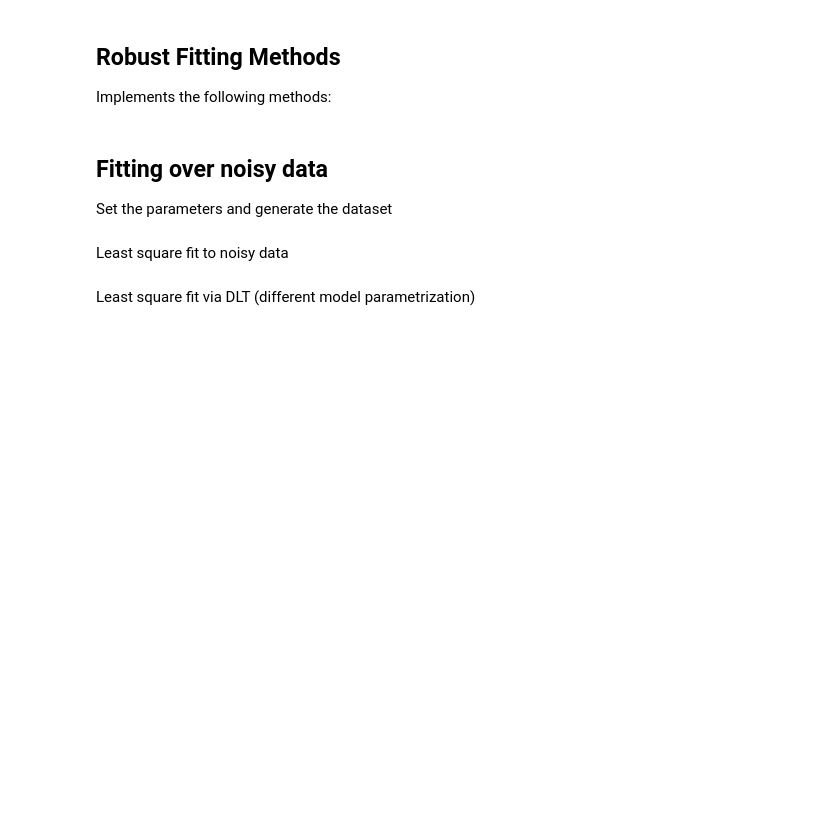
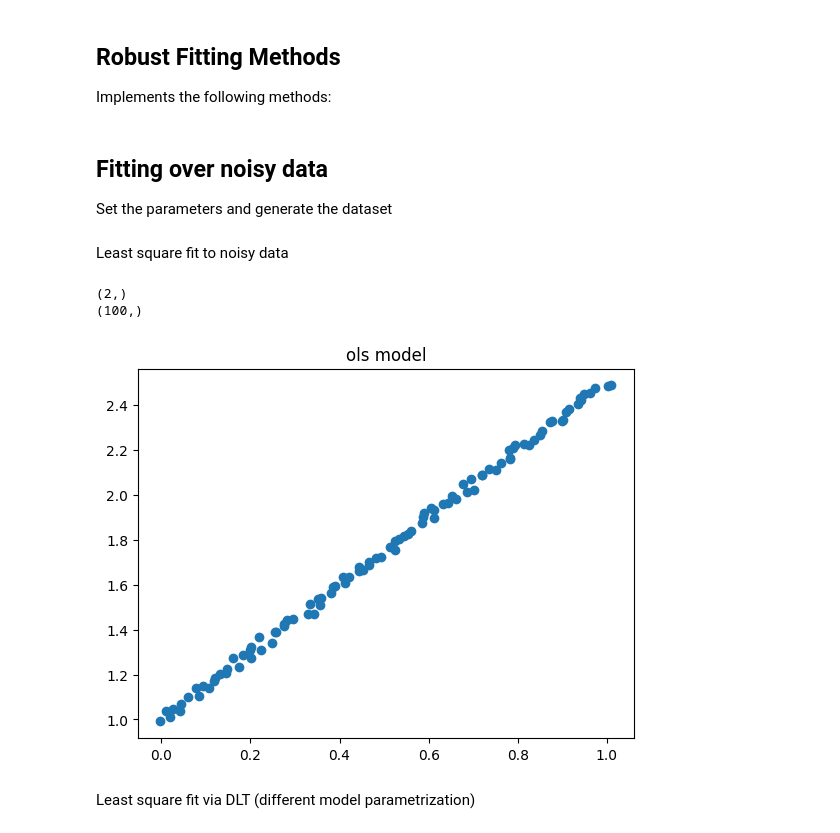
Before and after one commit to AngelaRemolina/MMMIP-Assignments, a Jupyter notebook: Lez22_Robust_Fitting/lez_22_Robust_Fitting.ipynb, the cells around one changed output. Cells and saved outputs as stored; diff of their text form; code cells hidden in the pictures; blank space fills up the shorter version.

```diff
--- a/Lez22_Robust_Fitting/lez_22_Robust_Fitting.ipynb
+++ b/Lez22_Robust_Fitting/lez_22_Robust_Fitting.ipynb
@@ -73,17 +77,19 @@ via OLS and DLT
 The input $P=[[x_1, y_1], \dots,[x_N,y_N]]$ collects the points where the line $y = mx+q$ should pass through
 # %%
 def fit_line_ols(P):
-  # design matrix
-  # A =
-  # vector of responses
-  y = P[:, 1]
+    # design matrix
+    ones_column = np.ones((P.shape[1], 1))
+    A = np.concatenate((P.T, ones_column), axis=1) # A = [[x1,y1,1],[x2,y2,1],...,[xn,yn,1]]
+    X = A[:, [0, 2]]  # X = [[x1,1],[x2,1],...,[xn,1]]
 
-  # straight line coefficient
-  # theta =
+    # vector of responses
+    y = A[:, 1]
 
-  y = P[:, 1]
-  residuals = y - A @ theta;
-  residual_error = np.sum(residuals ** 2)
-  return theta, residuals, residual_error
+    # straight line coefficient
+    theta = np.linalg.inv(X.T @ X) @ (X.T @ y)
+
+    residuals = y - (X @ theta)
+    residual_error = np.sum(residuals**2)
+    return theta, residuals, residual_error
 # %%
 def fit_line_dlt(P):
@@ -240,12 +248,18 @@ X = X + sigma * np.random.normal(size=X.shape)
 # %% [markdown]
 Least square fit to noisy data
 # %%
-# model_OLS =
+model_OLS = fit_line_ols(X)
+print(model_OLS[0].shape)
+print(model_OLS[1].shape)
 plt.figure()
-plt.scatter(X[0,:], X[1,:])
-plt.plot([0, 1], [model_OLS[1], model_OLS[0] + model_OLS[1]], 'violet', linewidth=3)
-plt.title('ls model')
+plt.scatter(X[0, :], X[1, :])
+# plt.plot([0, 1], [model_OLS[1], model_OLS[0] + model_OLS[1]], "violet", linewidth=3) #doesnt work (theta = 2 rows) (residual = 100 rows)
+plt.title("ols model")
 plt.show()
+# %% [output]
+(2,)
+(100,)
+[figure, added]
 # %% [markdown]
 Least square fit via DLT (different model parametrization)
 # %%
```
Also changed, not shown: parts of 17 cells of this notebook.
